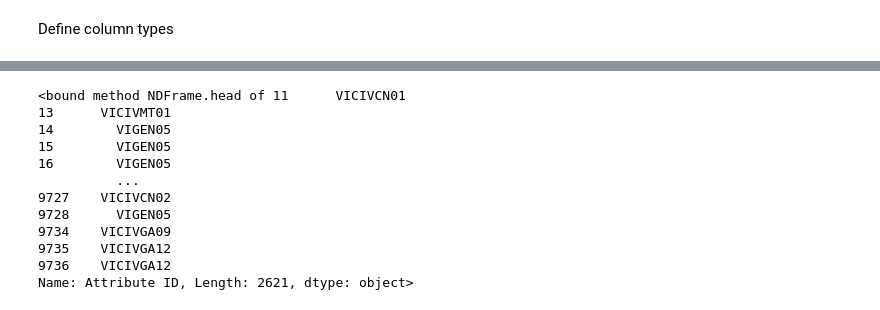
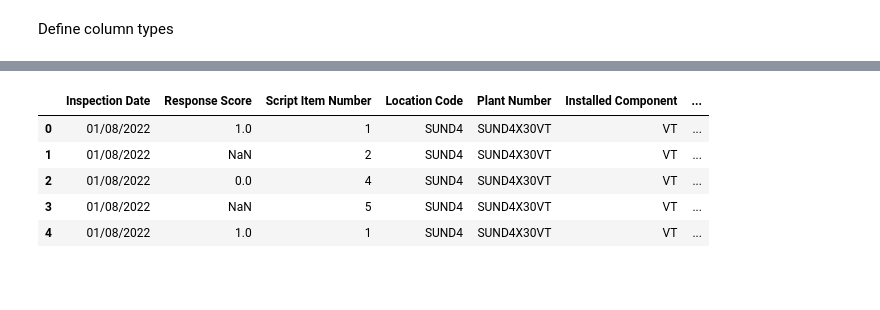
Before and after one commit to Rob1867/Project, a Jupyter notebook: Visual Condition Pipeline.ipynb, the cells around one changed output, grey strips where cells are left out. Cells and saved outputs as stored; diff of their text form; code cells hidden in the pictures; blank space fills up the shorter version.

```diff
--- a/Visual Condition Pipeline.ipynb
+++ b/Visual Condition Pipeline.ipynb
@@ -122,10 +120,10 @@ string_columns = ['Location Code','Plant Number','Installed Component','Installe
 # %%
-# Convert column types
 for col in date_columns:
-    df_clean[col] = pd.to_datetime(df_clean[col], format='%d/%m/%Y', errors='coerce')
+    df_vi_clean[col] = df_vi_clean[col].astype(str)
+    df_vi_clean[col] = pd.to_datetime(df_vi_clean[col], errors='coerce').dt.strftime('%d/%m/%Y')
 
 for col in int_columns:
-    df_clean[col] = pd.to_numeric(df_clean[col], errors='coerce')
+    df_vi_clean[col] = pd.to_numeric(df_vi_clean[col], errors='coerce')
 
 for col in string_columns:
-    df_clean[col] = df_clean[col].astype(str, errors='ignore')
+    df_vi_clean[col] = df_vi_clean[col].astype(str, errors='ignore')
@@ -134,7 +134,4 @@ for col in string_columns:
 selected_columns = date_columns + int_columns + string_columns
 
 # Select only the specified columns
-df_reduced = df_clean[selected_columns]
-
-# Display the reduced DataFrame
-df_reduced.head()
+df_vi_reduced = df_vi_clean[selected_columns]
@@ -289,2 +220,11 @@ See the caveats in the documentation: https://pandas.pydata.org/pandas-docs/stab
+# %%
+df_vi_reduced_copy.head()
+# %% [output]
+|  | Inspection Date | Response Score | Script Item Number | Location Code | Plant Number | Installed Component | ... |
+| 0 | 01/08/2022 | 1.0 | 1 | SUND4 | SUND4X30VT | VT | ... |
+| 1 | 01/08/2022 | NaN | 2 | SUND4 | SUND4X30VT | VT | ... |
+| 2 | 01/08/2022 | 0.0 | 4 | SUND4 | SUND4X30VT | VT | ... |
+| 3 | 01/08/2022 | NaN | 5 | SUND4 | SUND4X30VT | VT | ... |
+| 4 | 01/08/2022 | 1.0 | 1 | SUND4 | SUND4X30VT | VT | ... |
 # %%
 # Specify the columns to check
@@ -295,30 +235,15 @@ target_column = 'Attribute ID'  # Replace with the name of the column to check f
 matches = []
 # %%
 # Iterate through the DataFrame
-for i in range(len(df_reduced) - 1):  # -1 to avoid index out of range
-    if df_reduced[check_column].iloc[i] == 'Civil Item':
+for i in range(len(df_vi_reduced_copy) - 1):  # -1 to avoid index out of range
+    if df_vi_reduced_copy[check_column].iloc[i] == 'Civil Item':
         # Start checking the next rows for 'VIGEN05'
         j = i + 1
-        while j < len(df_reduced) and df_reduced[target_column].iloc[j] == 'VIGEN05':
+        while j < len(df_vi_reduced_copy) and df_vi_reduced_copy[target_column].iloc[j] == 'VIGEN05':
             matches.append(j)  # Store the index of 'VIGEN05'
             j += 1  # Move to the next row
 
 for row in matches:
-    df_reduced.at[row, check_column] = 'Civil Photo'
+    df_vi_reduced_copy.at[row, check_column] = 'Civil Photo'
 
-df_civ_photos = df_reduced[df_reduced['Civil Item'].notna()]
-
-df_civ_photos['Attribute ID'].head
+df_vi_civil = df_vi_reduced_copy[df_vi_reduced_copy['Civil Item'].notna()]
-# %% [output]
-<bound method NDFrame.head of 11      VICIVCN01
-13      VICIVMT01
-14        VIGEN05
-15        VIGEN05
-16        VIGEN05
-          ...
-9727    VICIVCN02
-9728      VIGEN05
-9734    VICIVGA09
-9735    VICIVGA12
-9736    VICIVGA12
-Name: Attribute ID, Length: 2621, dtype: object>
```
Also changed, not shown: parts of 43 cells of this notebook.
